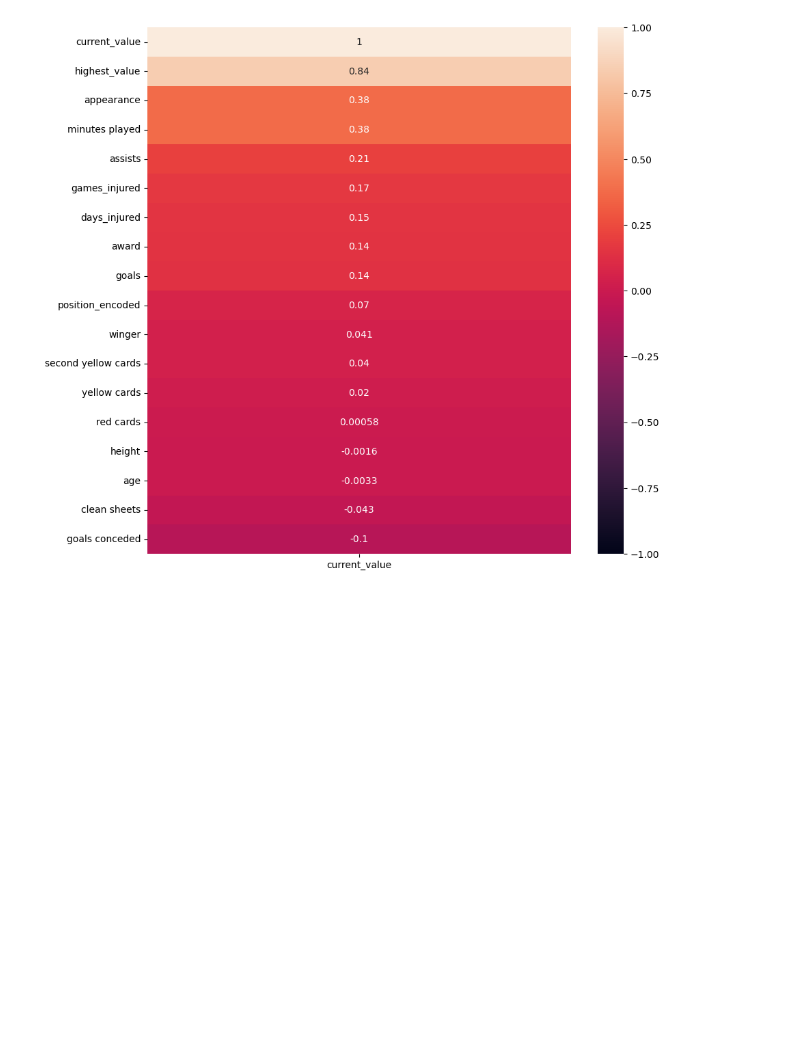
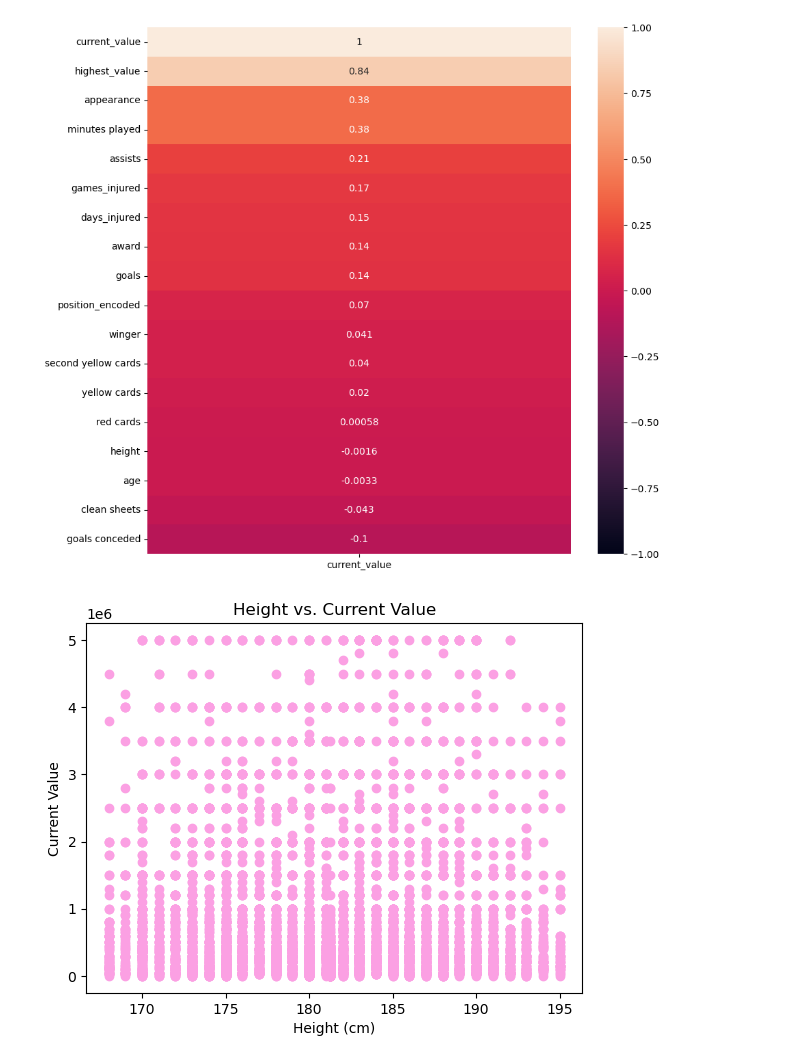
Before and after one commit to almalkiashwaq0/Predicting-Players-Transfer-Prices, a Jupyter notebook: EDA-7-Copy1.ipynb, the cells around one changed output. Saved outputs shown, nothing was run; the diff lists cells and outputs as text; code cells hidden in the pictures; blank space fills up the shorter version.

```diff
--- a/EDA-7-Copy1.ipynb
+++ b/EDA-7-Copy1.ipynb
@@ -746,0 +751,10 @@ vmin = -1, vmax = +1, annot = True, ax = ax)
+# %%
+import matplotlib.pyplot as plt
+
+plt.scatter(df['height'], df['current_value'], color='#fba0e3')
+plt.xlabel('Height (cm)')
+plt.ylabel('Current Value')
+plt.title('Height vs. Current Value')
+plt.show()
+# %% [output]
+[figure, added]
```
Also changed, not shown: parts of 7 cells of this notebook, 1 other file.
